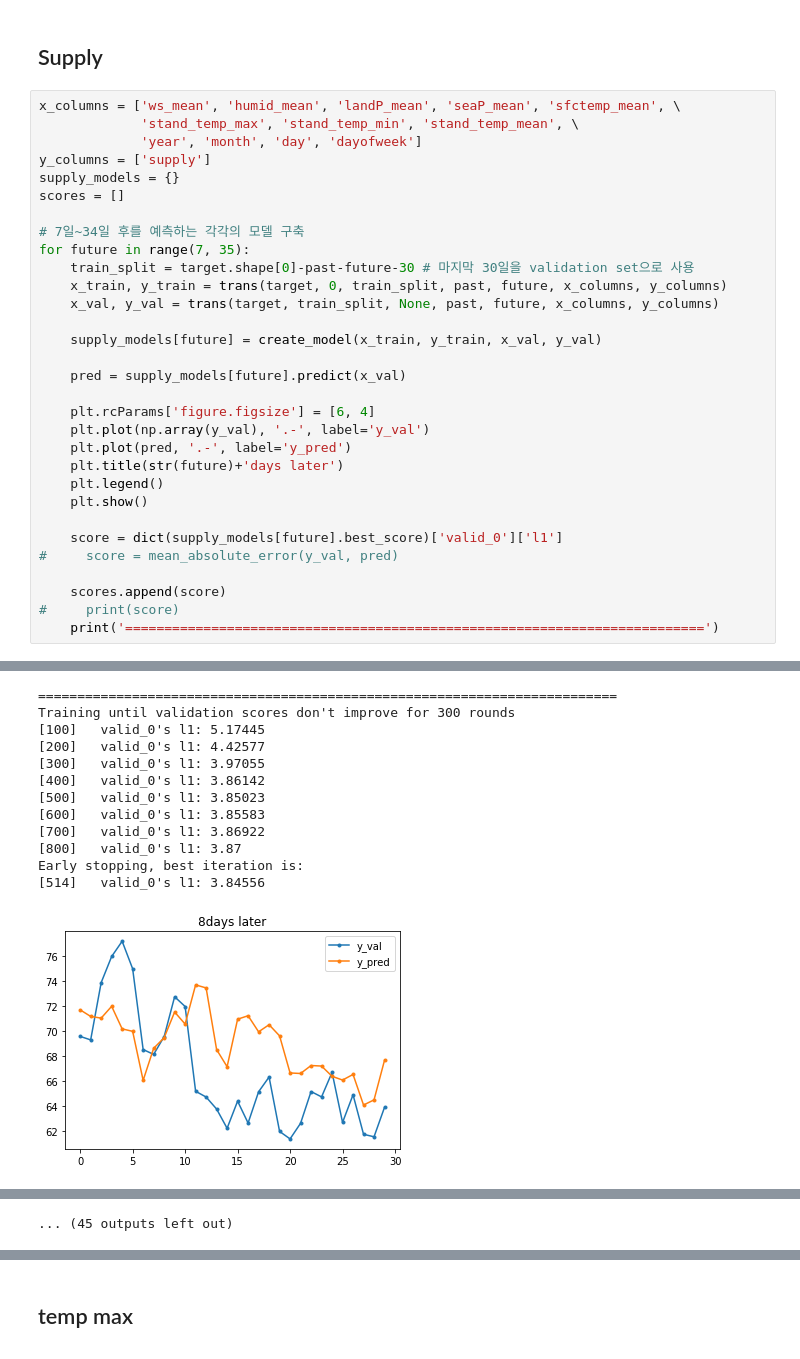
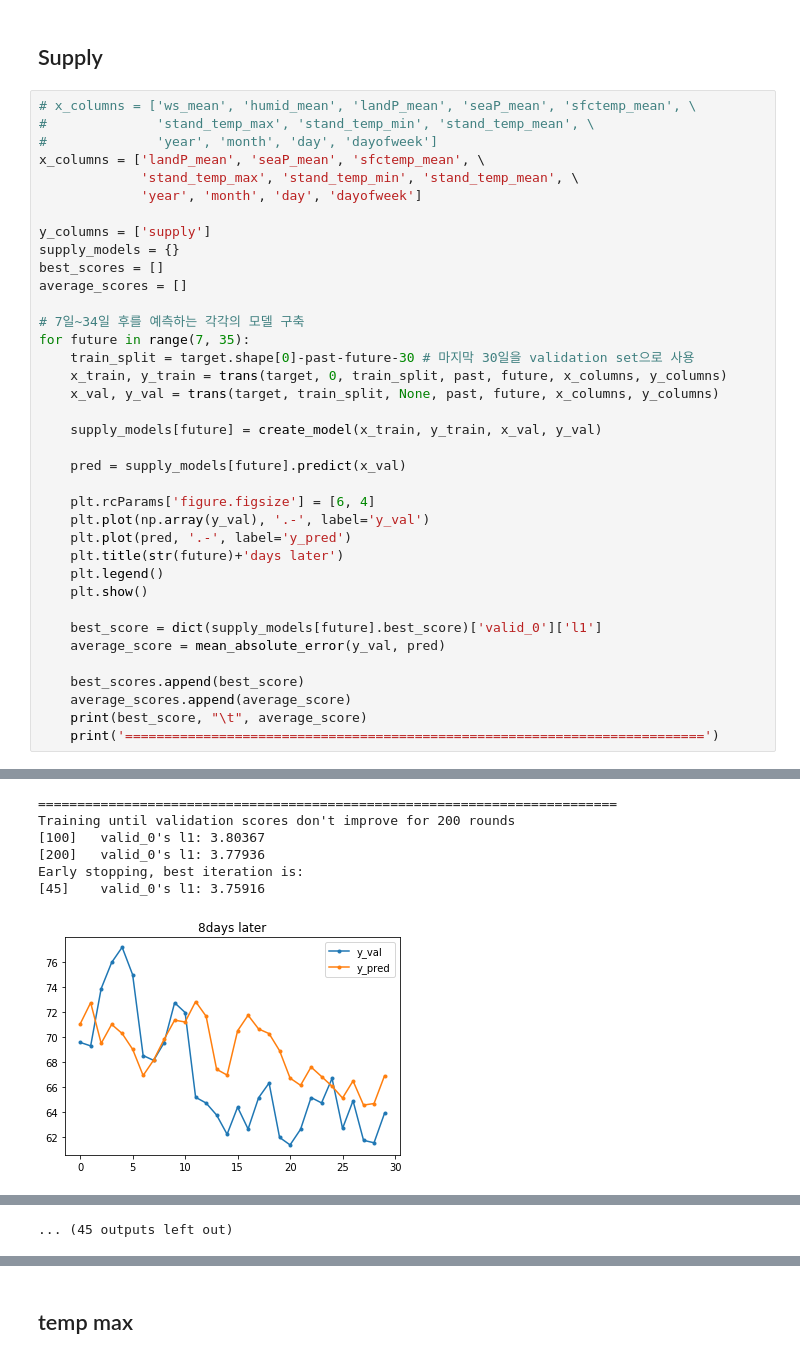
Before and after one commit to FKgk/AIFrenz3, a Jupyter notebook: Feature Selection.ipynb, the cells around one changed output, grey strips where cells are left out. Cells and saved outputs as stored; diff of their text form.

```diff
--- a/Feature Selection.ipynb
+++ b/Feature Selection.ipynb
@@ -75,12 +75,17 @@ def create_model(x_train, y_train, x_val, y_val):
 # %% [markdown]
 ## Supply
 # %%
-x_columns = ['ws_mean', 'humid_mean', 'landP_mean', 'seaP_mean', 'sfctemp_mean', \
+# x_columns = ['ws_mean', 'humid_mean', 'landP_mean', 'seaP_mean', 'sfctemp_mean', \
+#              'stand_temp_max', 'stand_temp_min', 'stand_temp_mean', \
+#              'year', 'month', 'day', 'dayofweek']
+x_columns = ['landP_mean', 'seaP_mean', 'sfctemp_mean', \
              'stand_temp_max', 'stand_temp_min', 'stand_temp_mean', \
              'year', 'month', 'day', 'dayofweek']
+
 y_columns = ['supply']
 supply_models = {}
-scores = []
+best_scores = []
+average_scores = []
 
 # 7일~34일 후를 예측하는 각각의 모델 구축
 for future in range(7, 35):
@@ -99,10 +104,11 @@ for future in range(7, 35):
     plt.legend()
     plt.show()
 
-    score = dict(supply_models[future].best_score)['valid_0']['l1']
-#     score = mean_absolute_error(y_val, pred)
+    best_score = dict(supply_models[future].best_score)['valid_0']['l1']
+    average_score = mean_absolute_error(y_val, pred)
 
-    scores.append(score)
-#     print(score)
+    best_scores.append(best_score)
+    average_scores.append(average_score)
+    print(best_score, "\t", average_score)
     print('==========================================================================')
 # %% [output]
@@ -120,14 +121,8 @@ Early stopping, best iteration is:
 ==========================================================================
-Training until validation scores don't improve for 300 rounds
-[100]   valid_0's l1: 5.17445
-[200]   valid_0's l1: 4.42577
-[300]   valid_0's l1: 3.97055
-[400]   valid_0's l1: 3.86142
-[500]   valid_0's l1: 3.85023
-[600]   valid_0's l1: 3.85583
-[700]   valid_0's l1: 3.86922
-[800]   valid_0's l1: 3.87
+Training until validation scores don't improve for 200 rounds
+[100]   valid_0's l1: 3.80367
+[200]   valid_0's l1: 3.77936
 Early stopping, best iteration is:
-[514]   valid_0's l1: 3.84556
+[45]    valid_0's l1: 3.75916
-[figure, old version]
+[figure, new version]
 ==========================================================================
```
Also changed, not shown: parts of 3 cells of this notebook.
